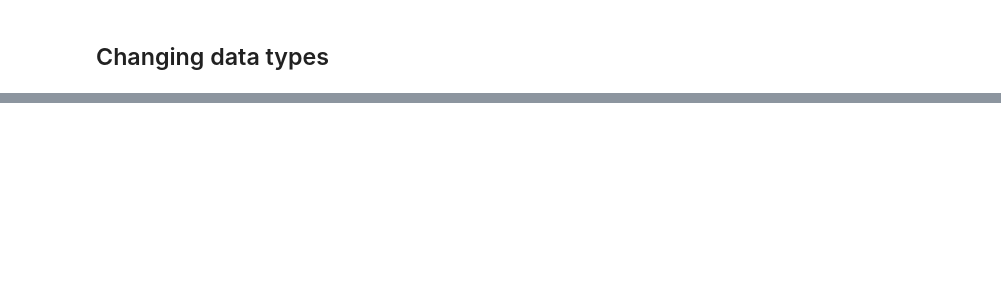
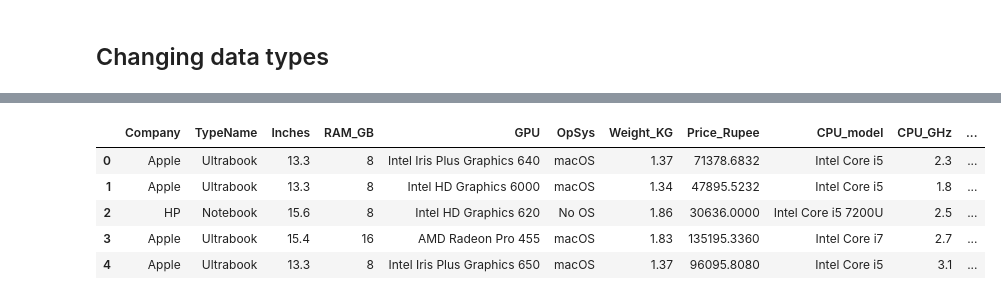
Before and after one commit to Ben-physics-dotcom/DataScience100DaysProjects, a Jupyter notebook: D_1_10/Data_Cleaning.ipynb, the cells around one changed output, grey strips where cells are left out. Saved outputs shown, nothing was run; the diff lists cells and outputs as text; code cells hidden in the pictures; blank space fills up the shorter version.

```diff
--- a/D_1_10/Data_Cleaning.ipynb
+++ b/D_1_10/Data_Cleaning.ipynb
@@ -188,0 +237,41 @@ memory usage: 119.2+ KB
+# %%
+# Function to convert TB/GB to GB as number
+def convert_to_gb(value):
+    match = re.match(r'([\d\.]+)(TB|GB)', value.strip())
+    if not match:
+        return 0
+    size, unit = match.groups()
+    size = float(size)
+    return int(size * 1024) if unit == 'TB' else int(size)
+
+# Function to extract memory details
+def parse_memory(mem_string):
+    if mem_string == '?' or pd.isna(mem_string):
+        return [0, 'Unknown', 0, 'No second memory']
+
+    parts = mem_string.split('+')
+    parts = [p.strip() for p in parts]
+
+    # First memory
+    match1 = re.match(r'([\d\.]+(?:TB|GB))\s+(.*)', parts[0])
+    size1 = convert_to_gb(match1.group(1)) if match1 else 0
+    type1 = match1.group(2) if match1 else 'Unknown'
+
+    # Second memory (optional)
+    if len(parts) > 1:
+        match2 = re.match(r'([\d\.]+(?:TB|GB))\s+(.*)', parts[1])
+        size2 = convert_to_gb(match2.group(1)) if match2 else 0
+        type2 = match2.group(2) if match2 else 'Unknown'
+    else:
+        size2 = 0
+        type2 = 'No second memory'
+
+    return [size1, type1.strip(), size2, type2.strip()]
+
+# Apply parsing function
+parsed = data['Memory'].apply(parse_memory)
+data[['Memory_Size1_GB', 'Memory_Type1', 'Memory_Size2_GB', 'Memory_Type2']] = pd.DataFrame(parsed.tolist(), index=data.index)
+
+data = data.drop(columns=['Memory'])
+# %%
+data = data.drop(columns=['CPU'])
@@ -188,0 +298,9 @@ memory usage: 119.2+ KB
+# %%
+data.head()
+# %% [output]
+|  | Company | TypeName | Inches | RAM_GB | GPU | OpSys | Weight_KG | Price_Rupee | CPU_model | CPU_GHz | ... |
+| 0 | Apple | Ultrabook | 13.3 | 8 | Intel Iris Plus Graphics 640 | macOS | 1.37 | 71378.6832 | Intel Core i5 | 2.3 | ... |
+| 1 | Apple | Ultrabook | 13.3 | 8 | Intel HD Graphics 6000 | macOS | 1.34 | 47895.5232 | Intel Core i5 | 1.8 | ... |
+| 2 | HP | Notebook | 15.6 | 8 | Intel HD Graphics 620 | No OS | 1.86 | 30636.0000 | Intel Core i5 7200U | 2.5 | ... |
+| 3 | Apple | Ultrabook | 15.4 | 16 | AMD Radeon Pro 455 | macOS | 1.83 | 135195.3360 | Intel Core i7 | 2.7 | ... |
+| 4 | Apple | Ultrabook | 13.3 | 8 | Intel Iris Plus Graphics 650 | macOS | 1.37 | 96095.8080 | Intel Core i5 | 3.1 | ... |
```
Also changed, not shown: parts of 28 cells of this notebook.
